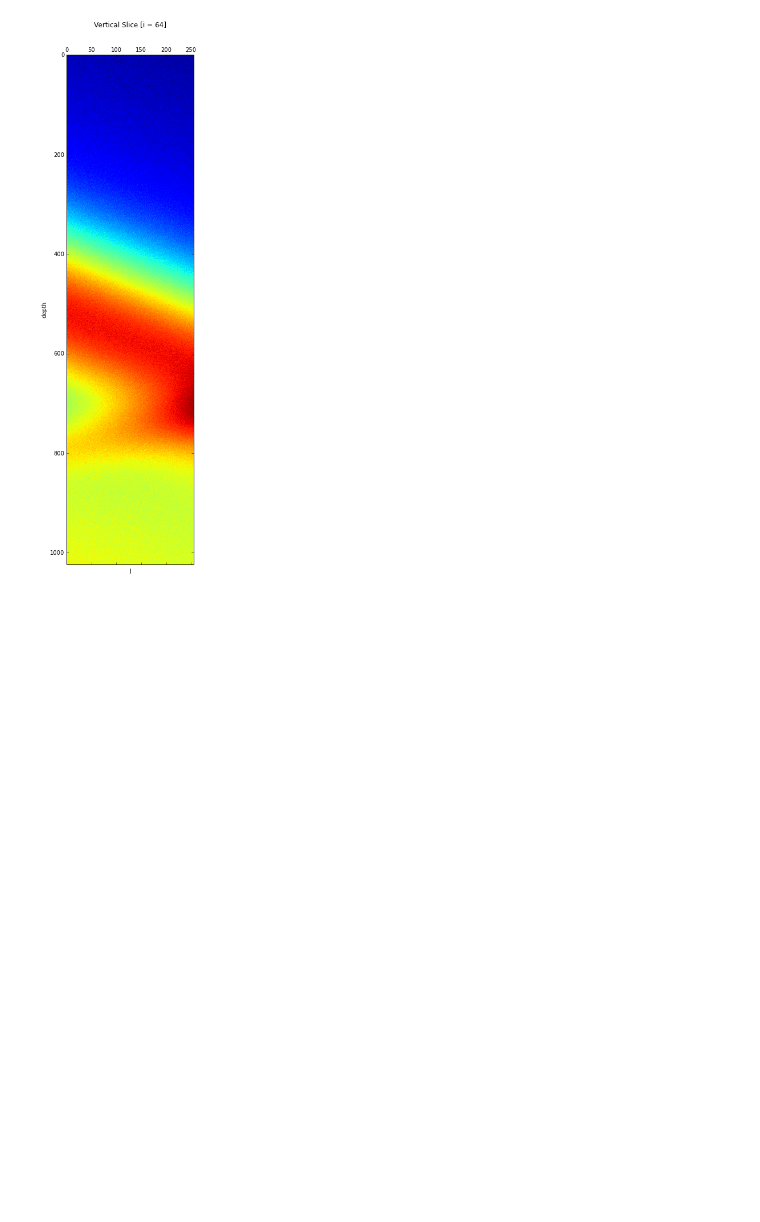
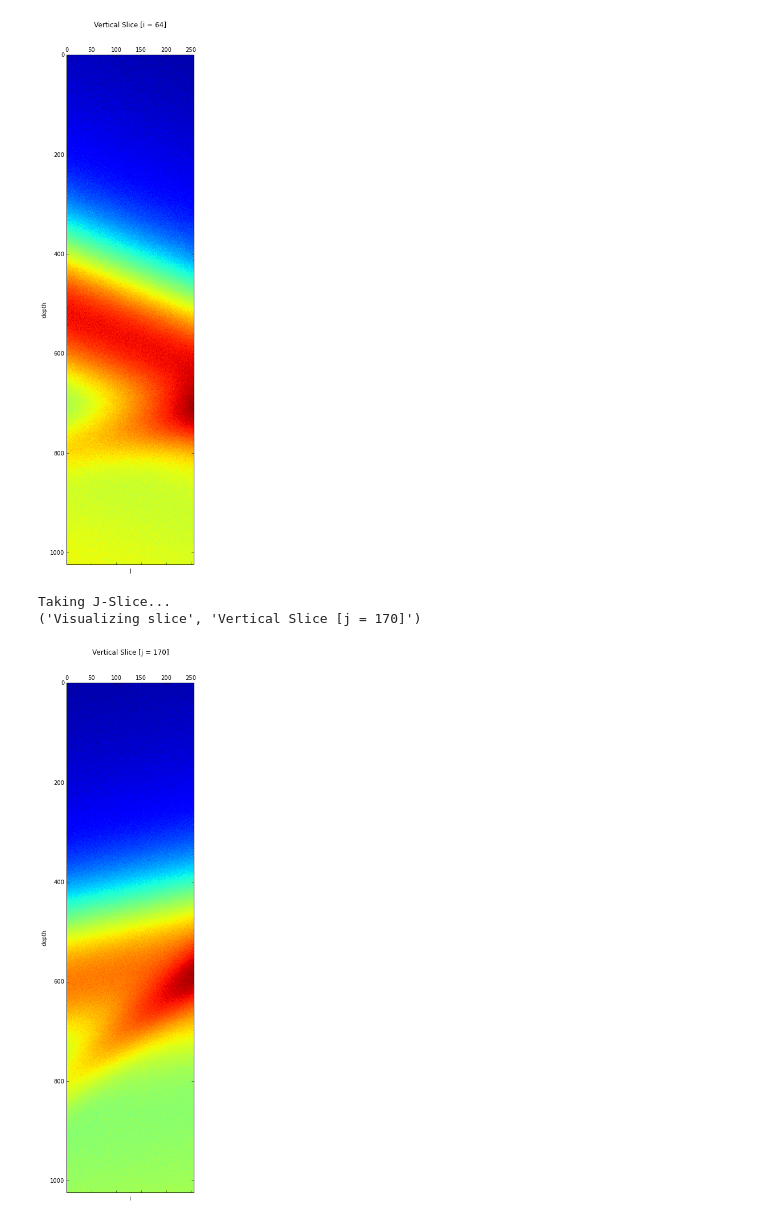
Before and after one commit to enthought/distarray, a Jupyter notebook: examples/seismic-volume/seismic-volume.ipynb, the cells around one changed output. Saved outputs shown, nothing was run; the diff lists cells and outputs as text; code cells hidden in the pictures; blank space fills up the shorter version.

Commit message:
More plotting.

```diff
--- a/examples/seismic-volume/seismic-volume.ipynb
+++ b/examples/seismic-volume/seismic-volume.ipynb
@@ -212,6 +212,20 @@ Adding randomness...
 Done.
 <DistArray(shape=(256, 256, 1024), targets=[0, 1, 2, 3])>
 # %%
+def plot_ndarray(ndarray, title, x_label, y_label):
+    ''' Plot a 2D NumPy array. '''
+    num_dim = len(ndarray.shape)
+    if (num_dim != 2):
+        raise ValueError('Array must be 2D for plotting.')
+    # Plot.
+    cmap = 'jet'
+    pyplot.matshow(ndarray, cmap=cmap)
+    pyplot.title(title)
+    pyplot.xlabel(x_label)
+    pyplot.ylabel(y_label)
+    pyplot.show()
+
+
 def plot_slice(distarray_slice, title, x_label, y_label):
     ''' Create an array plot of the 2D slice. '''
     print('Visualizing slice', title)
@@ -222,6 +236,8 @@ def plot_slice(distarray_slice, title, x_label, y_label):
     slice_nd = distarray_slice.toarray()
     # Transpose to make depth look like depth.
     slice_nd = slice_nd.transpose()
+    plot_ndarray(slice_nd, title, x_label, y_label)
+    return
     # Plot.
     cmap = 'jet'
     pyplot.matshow(slice_nd, cmap=cmap)
@@ -249,3 +265,12 @@ plot_slice(i_slice, title, 'j', 'depth')
 Taking I-Slice...
 ('Visualizing slice', 'Vertical Slice [i = 64]')
 [figure]
+# %%
+print('Taking J-Slice...')
+title = 'Vertical Slice [j = %d]' % (j_index)
+j_slice = vol[:, j_index, :]
+plot_slice(j_slice, title, 'i', 'depth')
+# %% [output]
+Taking J-Slice...
+('Visualizing slice', 'Vertical Slice [j = 170]')
+[figure, added]
```
Also changed, not shown: parts of 3 cells of this notebook.
